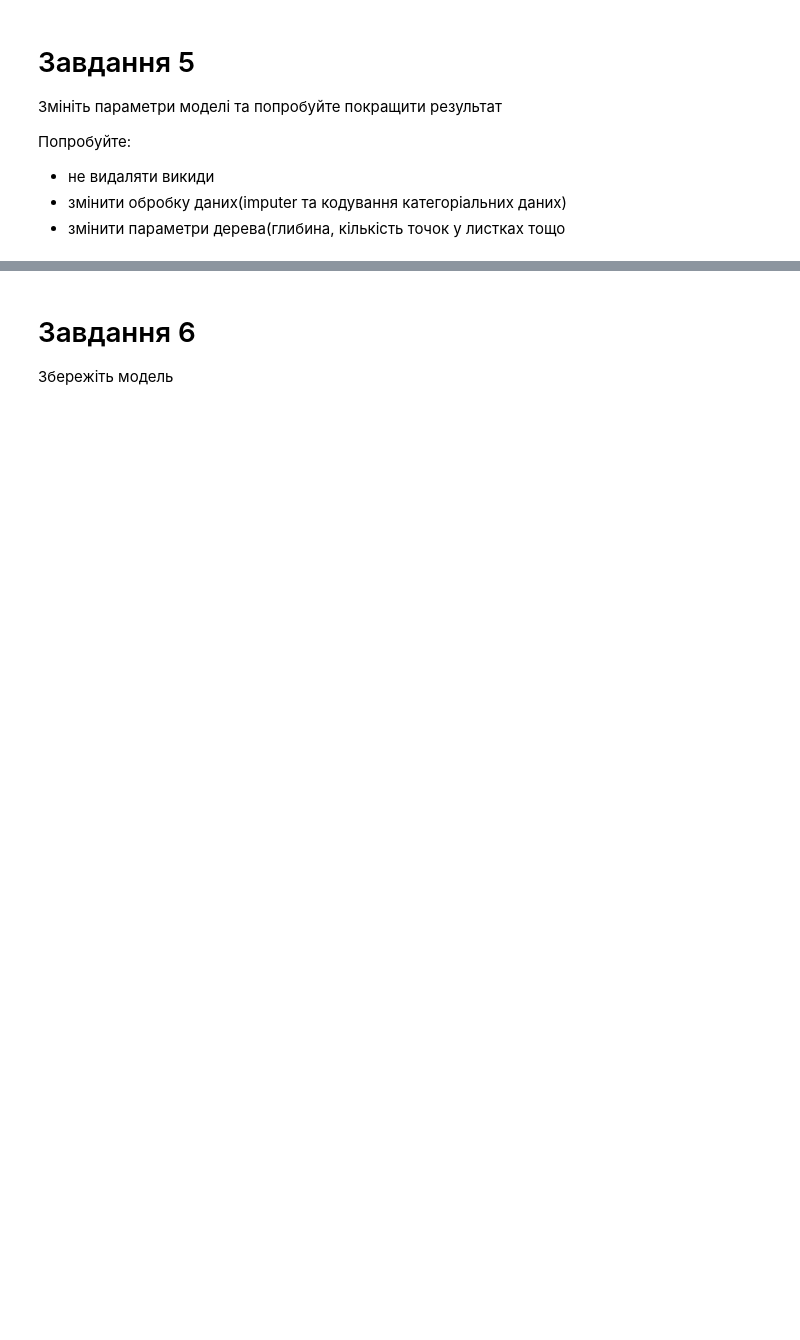
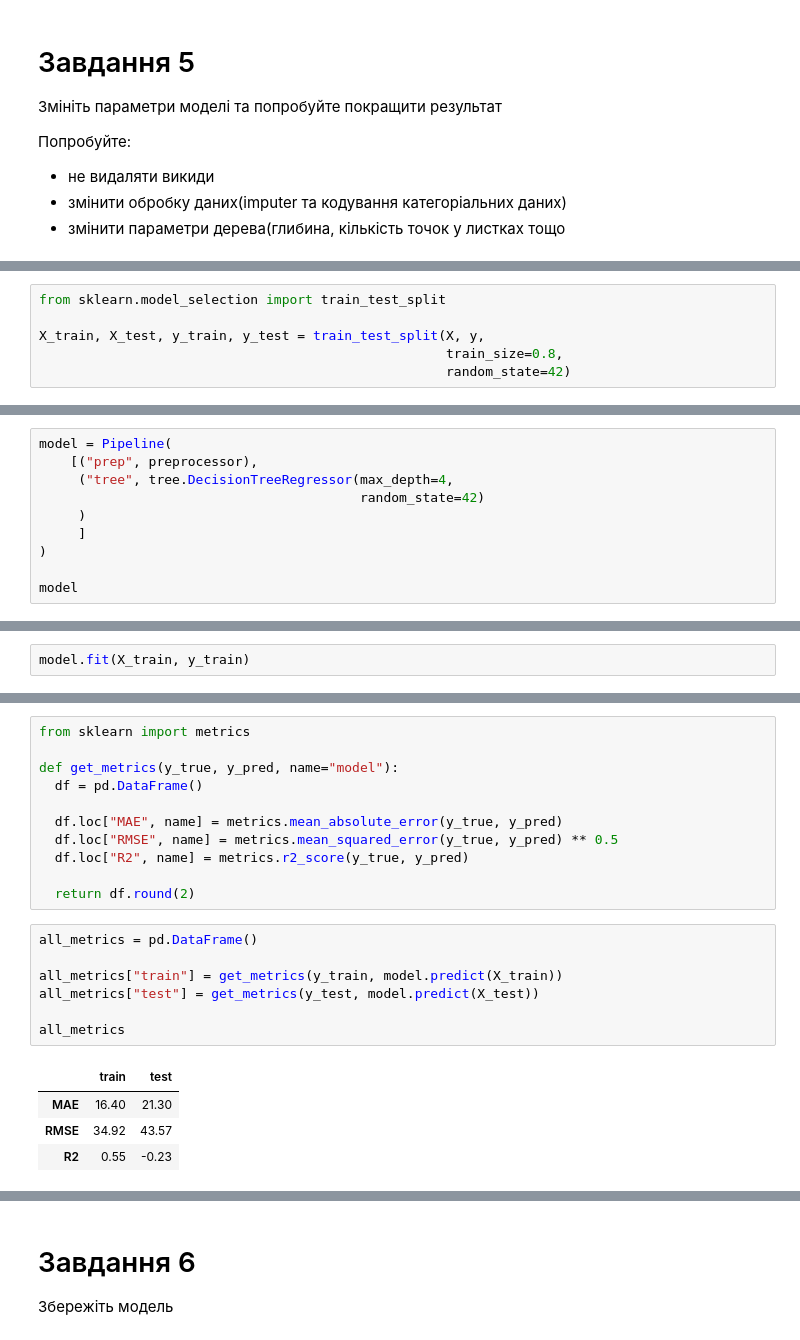
Before and after one commit to IrynaBarnych/AI8, a Jupyter notebook: module3/ДЗ_8.ipynb, the cells around one changed output, grey strips where cells are left out. Saved outputs shown, nothing was run; the diff lists cells and outputs as text; blank space fills up the shorter version.

```diff
--- a/module3/ДЗ_8.ipynb
+++ b/module3/ДЗ_8.ipynb
@@ -232,0 +267,6 @@ all_metrics
+# %%
+from sklearn.model_selection import train_test_split
+
+X_train, X_test, y_train, y_test = train_test_split(X, y,
+                                                    train_size=0.8,
+                                                    random_state=42)
@@ -232,0 +310,10 @@ all_metrics
+# %%
+model = Pipeline(
+    [("prep", preprocessor),
+     ("tree", tree.DecisionTreeRegressor(max_depth=4,
+                                         random_state=42)
+     )
+     ]
+)
+
+model
@@ -232,0 +333,2 @@ all_metrics
+# %%
+model.fit(X_train, y_train)
@@ -232,0 +348,23 @@ all_metrics
+# %%
+from sklearn import metrics
+
+def get_metrics(y_true, y_pred, name="model"):
+  df = pd.DataFrame()
+
+  df.loc["MAE", name] = metrics.mean_absolute_error(y_true, y_pred)
+  df.loc["RMSE", name] = metrics.mean_squared_error(y_true, y_pred) ** 0.5
+  df.loc["R2", name] = metrics.r2_score(y_true, y_pred)
+
+  return df.round(2)
+# %%
+all_metrics = pd.DataFrame()
+
+all_metrics["train"] = get_metrics(y_train, model.predict(X_train))
+all_metrics["test"] = get_metrics(y_test, model.predict(X_test))
+
+all_metrics
+# %% [output]
+|  | train | test |
+| MAE | 16.40 | 21.30 |
+| RMSE | 34.92 | 43.57 |
+| R2 | 0.55 | -0.23 |
```
Also changed, not shown: parts of 19 cells of this notebook.
